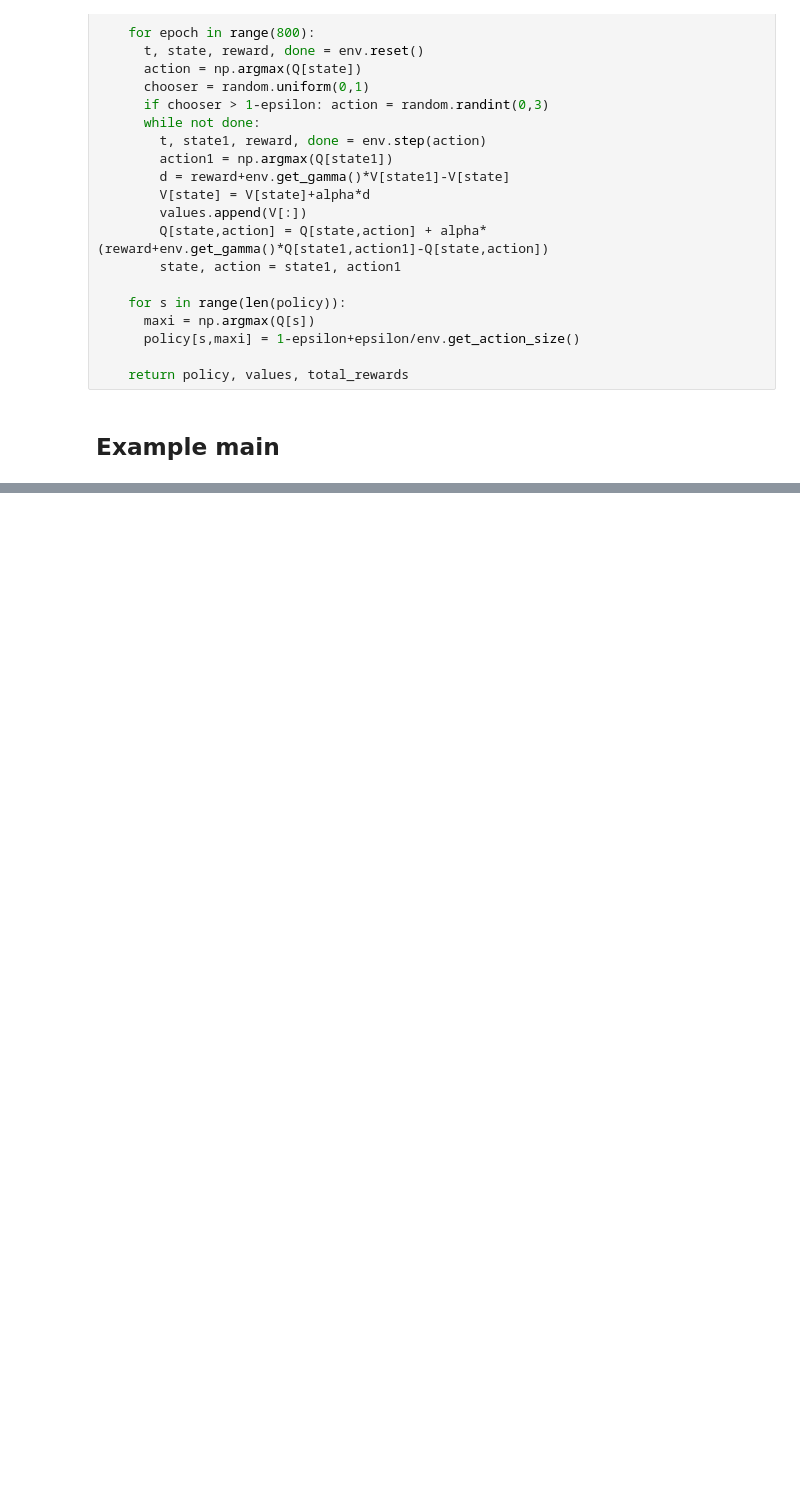
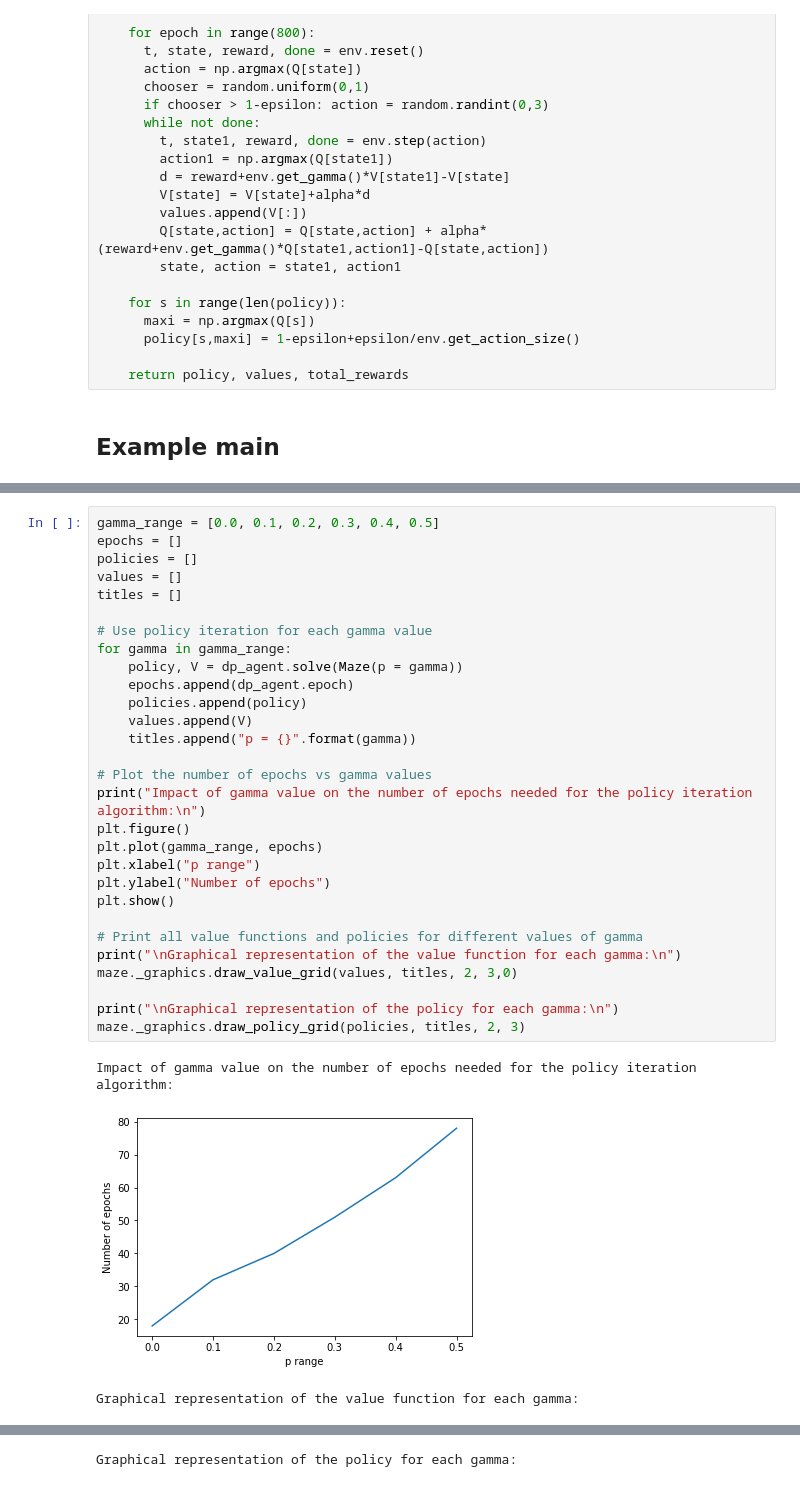
Before and after one commit to GuoYipeng279/reinforcemant, a Jupyter notebook: coursework_1.ipynb, the cells around one changed output, grey strips where cells are left out. Drawn from its saved outputs; the diff is of its cells as text; blank space fills up the shorter version.

```diff
--- a/coursework_1.ipynb
+++ b/coursework_1.ipynb
@@ -628,0 +631,33 @@ Results of the TD agent:
+# %%
+gamma_range = [0.0, 0.1, 0.2, 0.3, 0.4, 0.5]
+epochs = []
+policies = []
+values = []
+titles = []
+
+# Use policy iteration for each gamma value
+for gamma in gamma_range:
+    policy, V = dp_agent.solve(Maze(p = gamma))
+    epochs.append(dp_agent.epoch)
+    policies.append(policy)
+    values.append(V)
+    titles.append("p = {}".format(gamma))
+
+# Plot the number of epochs vs gamma values
+print("Impact of gamma value on the number of epochs needed for the policy iteration algorithm:\n")
+plt.figure()
+plt.plot(gamma_range, epochs)
+plt.xlabel("p range")
+plt.ylabel("Number of epochs")
+plt.show()
+
+# Print all value functions and policies for different values of gamma
+print("\nGraphical representation of the value function for each gamma:\n")
+maze._graphics.draw_value_grid(values, titles, 2, 3,0)
+
+print("\nGraphical representation of the policy for each gamma:\n")
+maze._graphics.draw_policy_grid(policies, titles, 2, 3)
+# %% [output]
+Impact of gamma value on the number of epochs needed for the policy iteration algorithm:
+[figure, added]
+Graphical representation of the value function for each gamma:
@@ -628,0 +665 @@ Results of the TD agent:
+Graphical representation of the policy for each gamma:
```
Also changed, not shown: parts of 5 cells of this notebook, 9 other files.
